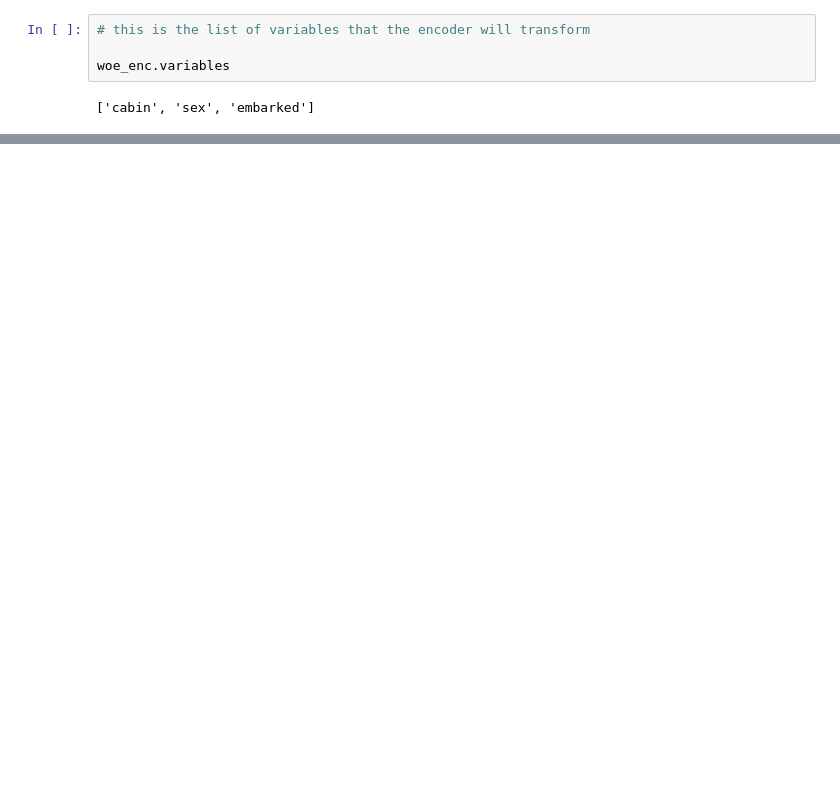
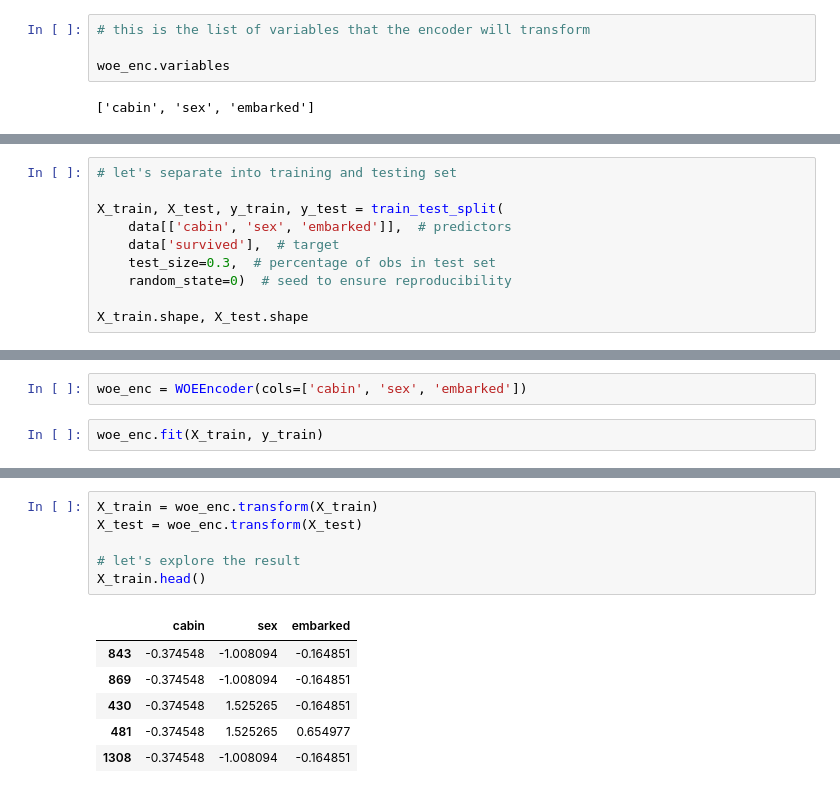
Before and after one commit to solegalli/feature-engineering-for-machine-learning, a Jupyter notebook: Section-06-Categorical-Encoding/06.08-Weight-of-Evidence.ipynb, the cells around one changed output, grey strips where cells are left out. Saved outputs shown, nothing was run; the diff lists cells and outputs as text; blank space fills up the shorter version.

```diff
--- a/Section-06-Categorical-Encoding/06.08-Weight-of-Evidence.ipynb
+++ b/Section-06-Categorical-Encoding/06.08-Weight-of-Evidence.ipynb
@@ -380,0 +441,10 @@ Finally, if the probability of target = 0 is zero for any category, the encoder
+# %%
+# let's separate into training and testing set
+
+X_train, X_test, y_train, y_test = train_test_split(
+    data[['cabin', 'sex', 'embarked']],  # predictors
+    data['survived'],  # target
+    test_size=0.3,  # percentage of obs in test set
+    random_state=0)  # seed to ensure reproducibility
+
+X_train.shape, X_test.shape
@@ -380,0 +453,4 @@ Finally, if the probability of target = 0 is zero for any category, the encoder
+# %%
+woe_enc = WOEEncoder(cols=['cabin', 'sex', 'embarked'])
+# %%
+woe_enc.fit(X_train, y_train)
@@ -380,0 +484,13 @@ Finally, if the probability of target = 0 is zero for any category, the encoder
+# %%
+X_train = woe_enc.transform(X_train)
+X_test = woe_enc.transform(X_test)
+
+# let's explore the result
+X_train.head()
+# %% [output]
+|  | cabin | sex | embarked |
+| 843 | -0.374548 | -1.008094 | -0.164851 |
+| 869 | -0.374548 | -1.008094 | -0.164851 |
+| 430 | -0.374548 | 1.525265 | -0.164851 |
+| 481 | -0.374548 | 1.525265 | 0.654977 |
+| 1308 | -0.374548 | -1.008094 | -0.164851 |
```
Also changed, not shown: parts of 23 cells of this notebook, 1 other file.
